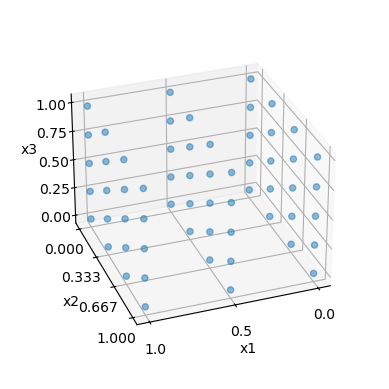
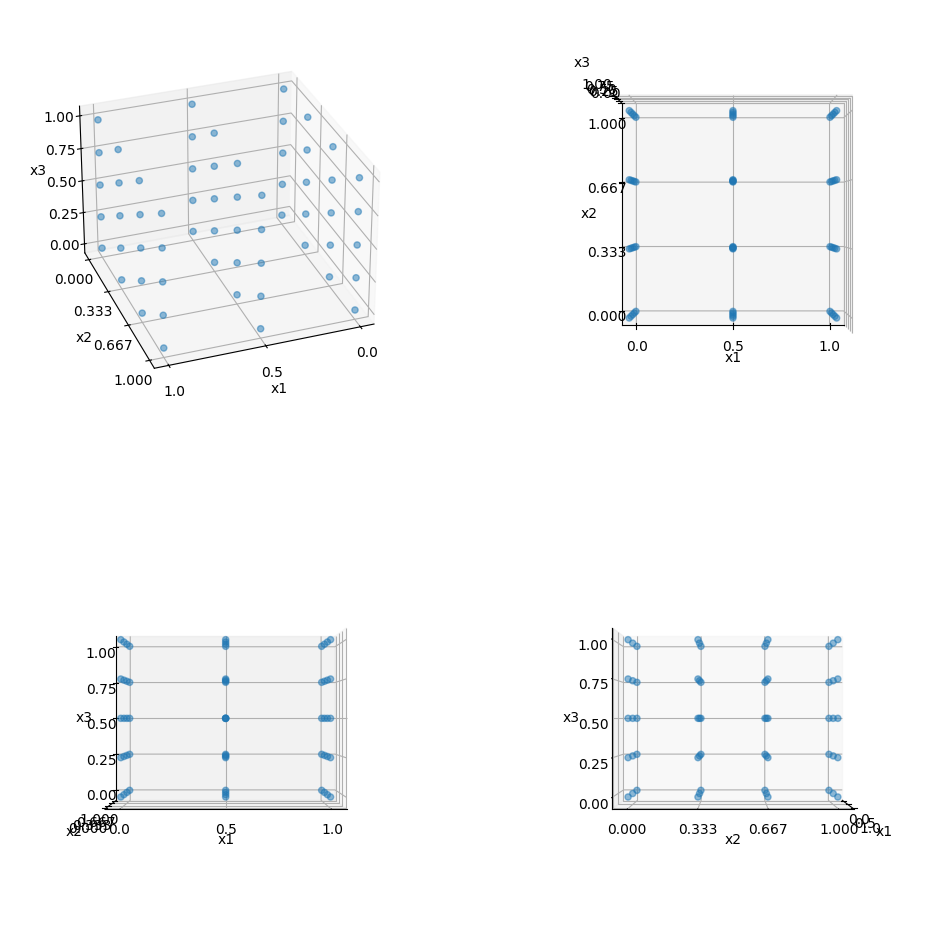
Code edit (unified diff) that turned the first committed figure into the second:
--- before
+++ after
@@ -10,24 +10,29 @@
     X1, X2, X3 = np.meshgrid(x1, x2, x3, indexing='ij')
 
-    fig = plt.figure()
-    ax = fig.add_subplot(111, projection='3d')
+    fig = plt.figure(figsize=(12, 12))
 
-    ax.set_xlabel('x1')
-    ax.set_ylabel('x2')
-    ax.set_zlabel('x3')
+    elevations = [None, 90, 0, 0]
+    azimuths   = [70, -90, -90, 0]
 
-    ax.xaxis.set_major_locator(MultipleLocator(1/(q[0]-1)))
-    ax.xaxis.set_minor_locator(MultipleLocator(1/(q[0]-1)))
+    for i, elev, azim in zip(range(1,5), elevations, azimuths):
+        ax = fig.add_subplot(2,2,i, projection='3d')
 
-    ax.yaxis.set_major_locator(MultipleLocator(1/(q[1]-1)))
-    ax.yaxis.set_minor_locator(MultipleLocator(1/(q[1]-1)))
-    
-    ax.zaxis.set_major_locator(MultipleLocator(1/(q[2]-1)))
-    ax.zaxis.set_minor_locator(MultipleLocator(1/(q[2]-1)))
+        ax.xaxis.set_major_locator(MultipleLocator(1/(q[0]-1)))
+        ax.xaxis.set_minor_locator(MultipleLocator(1/(q[0]-1)))
 
-    ax.scatter(X1, X2, X3, alpha=0.5)
+        ax.yaxis.set_major_locator(MultipleLocator(1/(q[1]-1)))
+        ax.yaxis.set_minor_locator(MultipleLocator(1/(q[1]-1)))
+        
+        ax.zaxis.set_major_locator(MultipleLocator(1/(q[2]-1)))
+        ax.zaxis.set_minor_locator(MultipleLocator(1/(q[2]-1)))
+        
+        ax.set_xlabel('x1')
+        ax.set_ylabel('x2')
+        ax.set_zlabel('x3')
+        ax.scatter(X1, X2, X3, alpha=0.5)
 
-    ax.view_init(azim=70)
-    ax.set_box_aspect(None, zoom=0.85)
+        ax.view_init(elev=elev, azim=azim)
+        ax.set_box_aspect(None, zoom=0.85)
+
     plt.show()
 

Commit: random latin hypercube sampling